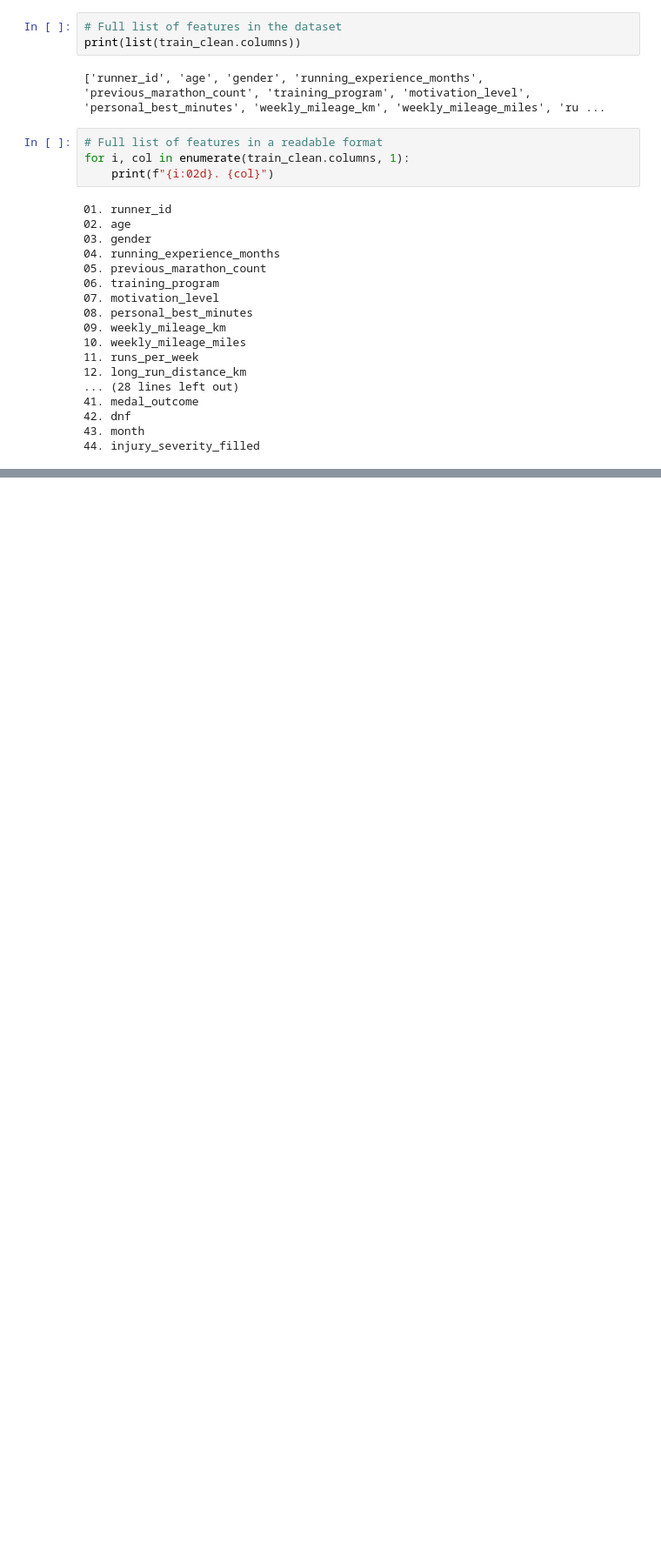
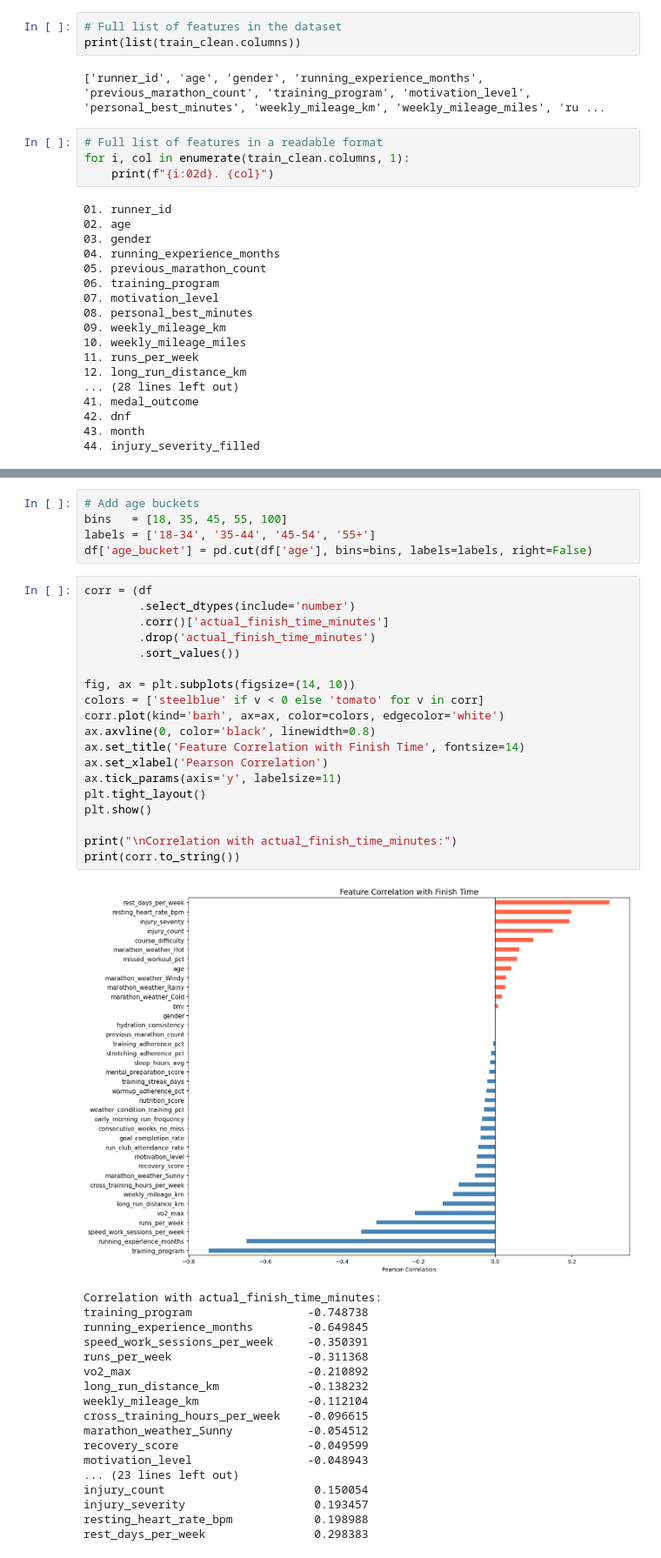
Before and after one commit to francescosias/MarathonIQ, a Jupyter notebook: Notebook/MarathonIQ_FS.ipynb, the cells around one changed output, grey strips where cells are left out. Shown at 87% size. Saved outputs shown, nothing was run; the diff lists cells and outputs as text; blank space fills up the shorter version.

```diff
--- a/Notebook/MarathonIQ_FS.ipynb
+++ b/Notebook/MarathonIQ_FS.ipynb
@@ -487,0 +491,43 @@ df = train_clean.copy()
+# %%
+# Add age buckets
+bins   = [18, 35, 45, 55, 100]
+labels = ['18-34', '35-44', '45-54', '55+']
+df['age_bucket'] = pd.cut(df['age'], bins=bins, labels=labels, right=False)
+# %%
+corr = (df
+        .select_dtypes(include='number')
+        .corr()['actual_finish_time_minutes']
+        .drop('actual_finish_time_minutes')
+        .sort_values())
+
+fig, ax = plt.subplots(figsize=(14, 10))
+colors = ['steelblue' if v < 0 else 'tomato' for v in corr]
+corr.plot(kind='barh', ax=ax, color=colors, edgecolor='white')
+ax.axvline(0, color='black', linewidth=0.8)
+ax.set_title('Feature Correlation with Finish Time', fontsize=14)
+ax.set_xlabel('Pearson Correlation')
+ax.tick_params(axis='y', labelsize=11)
+plt.tight_layout()
+plt.show()
+
+print("\nCorrelation with actual_finish_time_minutes:")
+print(corr.to_string())
+# %% [output]
+[figure, added]
+Correlation with actual_finish_time_minutes:
+training_program                 -0.748738
+running_experience_months        -0.649845
+speed_work_sessions_per_week     -0.350391
+runs_per_week                    -0.311368
+vo2_max                          -0.210892
+long_run_distance_km             -0.138232
+weekly_mileage_km                -0.112104
+cross_training_hours_per_week    -0.096615
+marathon_weather_Sunny           -0.054512
+recovery_score                   -0.049599
+motivation_level                 -0.048943
+... (23 lines left out)
+injury_count                      0.150054
+injury_severity                   0.193457
+resting_heart_rate_bpm            0.198988
+rest_days_per_week                0.298383
```
Also changed, not shown: parts of 25 cells of this notebook.
